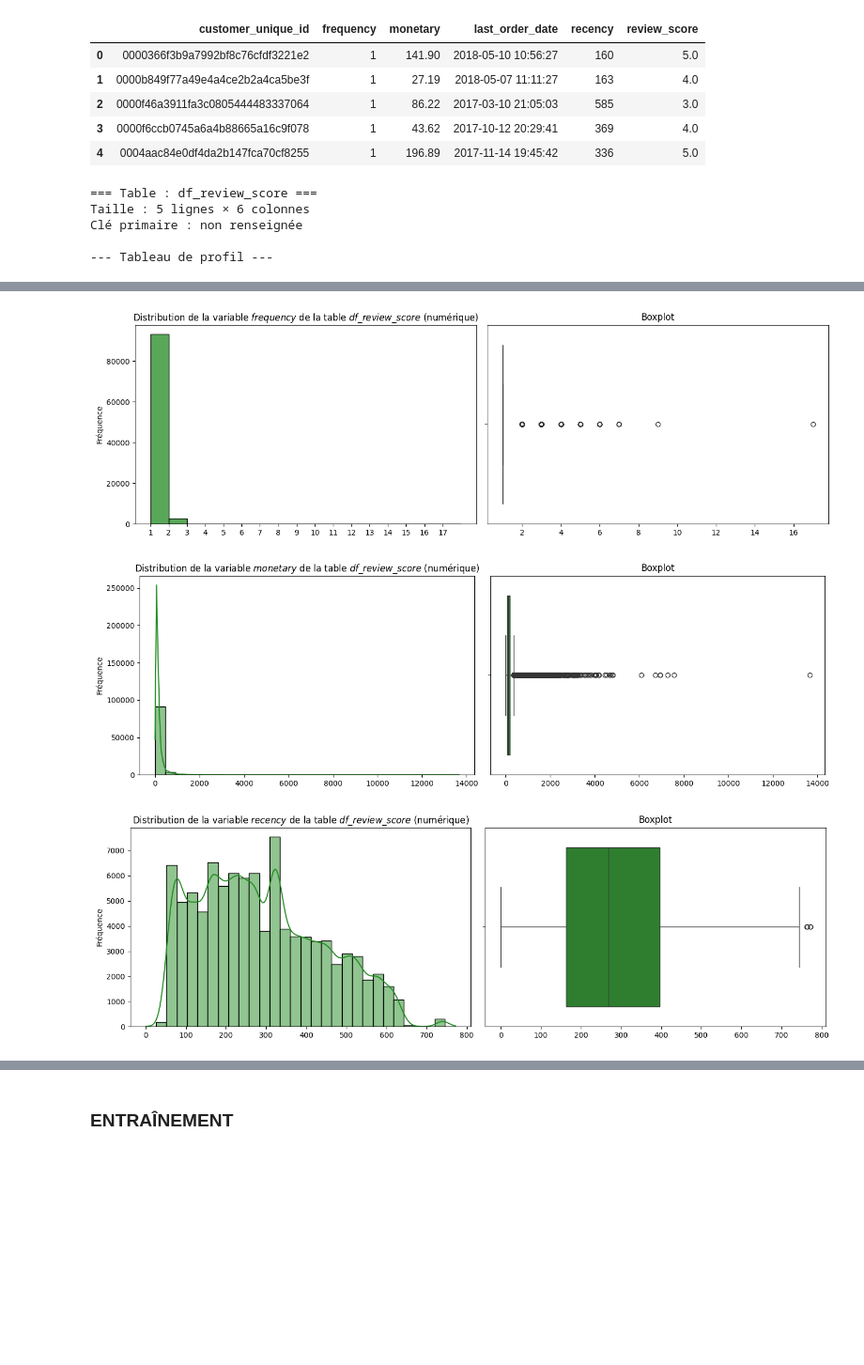
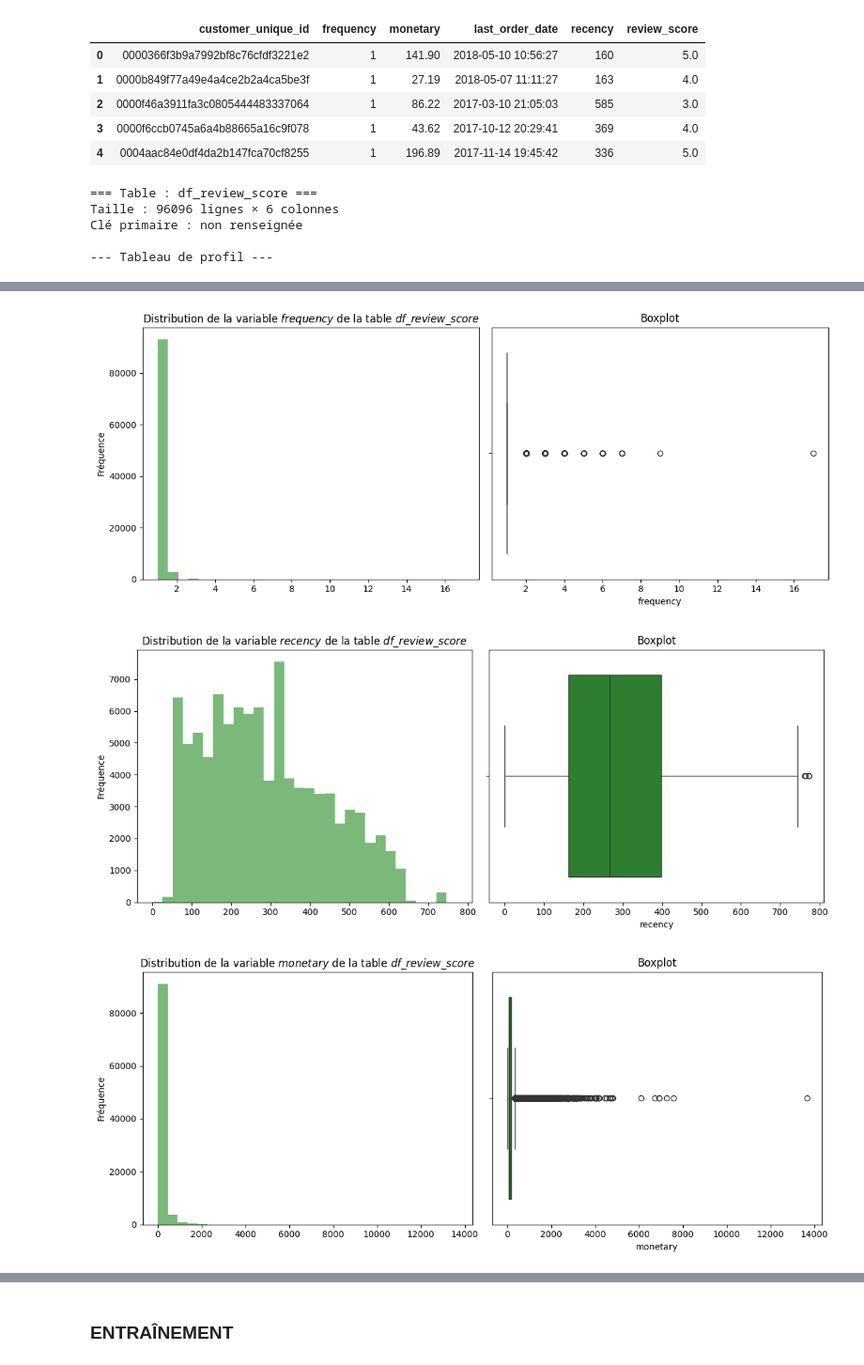
Before and after one commit to tpedCode/P05, a Jupyter notebook: notebooks/Barret_Marjorie_Notebook_P5_2511.ipynb, the cells around one changed output, grey strips where cells are left out. Shown at 94% size. Saved outputs shown, nothing was run; the diff lists cells and outputs as text; code cells hidden in the pictures; blank space fills up the shorter version.

```diff
--- a/notebooks/Barret_Marjorie_Notebook_P5_2511.ipynb
+++ b/notebooks/Barret_Marjorie_Notebook_P5_2511.ipynb
@@ -1213,38 +1214,14 @@ df_review_score.head()
 # ==============================
 
 # --- Profil du dataframe ---
-profile_df_review_score = profile_dataframe(
-    df_review_score.head(),
-    table_name="df_review_score",
-    primary_keys=primary_keys
-)
+profile_df_review_score = profile_dataframe(df_review_score, "df_review_score")
 display(profile_df_review_score)
 
-# --- Sélection des variables pertinentes pour les distributions ---
-distribution_cols = (
-    df_review_score
-    .select_dtypes(include=["int64", "float64"])
-    .loc[:, lambda df: df.nunique() > 2]                 # enlève constantes / quasi constantes
-    .loc[:, lambda df: df.isna().mean() < 0.3]           # enlève colonnes trop manquantes
-    .columns
-    .tolist()
-)
-
-# --- Exclure les variables binaires (0/1) ---
-distribution_cols = [
-    col for col in distribution_cols
-    if not set(df_review_score[col].dropna().unique()).issubset({0, 1})
-]
-
 # --- Affichage des distributions ---
-plot_distributions(
-    df_review_score,
-    distribution_cols,
-    table_name="df_review_score"
-)
+plot_distributions(df_review_score, ['frequency', 'recency', 'monetary', 'review_score'], table_name="df_review_score")
 # %% [output]
 === Table : df_review_score ===
-Taille : 5 lignes × 6 colonnes
+Taille : 96096 lignes × 6 colonnes
 Clé primaire : non renseignée
 
 --- Tableau de profil ---
@@ -1258,3 +1235,3 @@ Clé primaire : non renseignée
-[figure, old version]
+[figure, new version]
-[figure, old version]
+[figure, new version]
-[figure, old version]
+[figure, new version]
```
Also changed, not shown: parts of 30 cells of this notebook, 5 other files.
